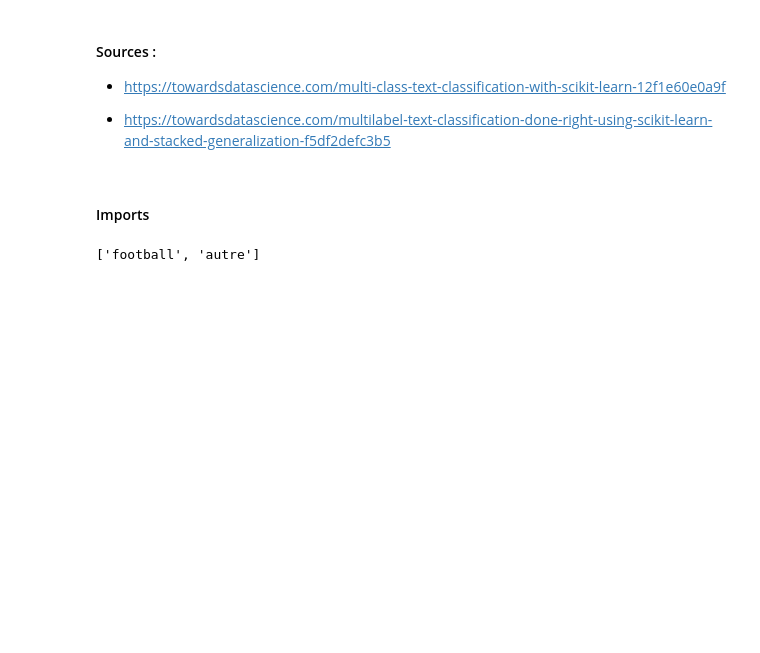
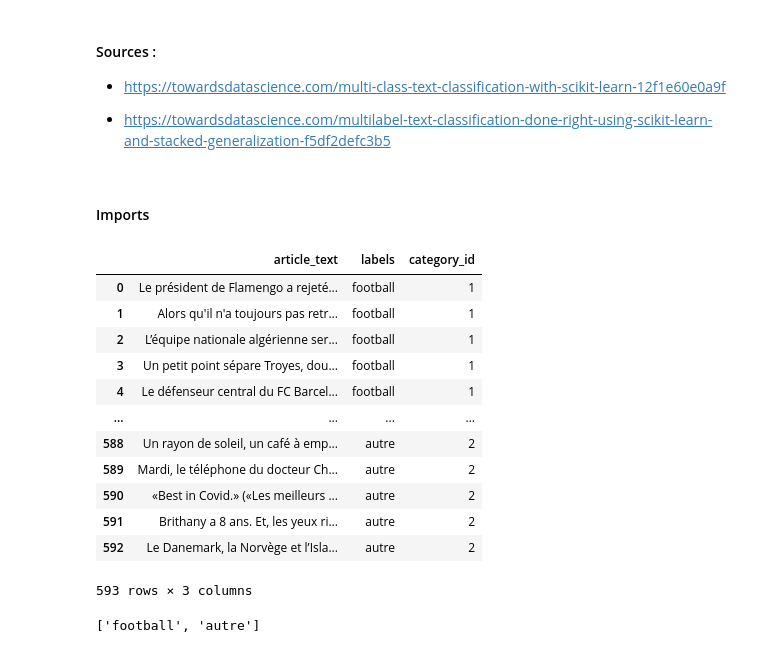
Before and after one commit to FournierRobin/nlp_articles, a Jupyter notebook: preprocessing/data_preprocess.ipynb, the cells around one changed output. Drawn from its saved outputs; the diff is of its cells as text; code cells hidden in the pictures; blank space fills up the shorter version.

```diff
--- a/data_preprocess.ipynb
+++ b/preprocessing/data_preprocess.ipynb
@@ -12,6 +12,22 @@ import numpy as np
 import seaborn as sns
 # %%
 df = pd.read_csv('datasets/full_df.csv')
+# %%
+df
+# %% [output]
+|  | article_text | labels | category_id |
+| 0 | Le président de Flamengo a rejeté... | football | 1 |
+| 1 | Alors qu'il n'a toujours pas retr... | football | 1 |
+| 2 | L’équipe nationale algérienne ser... | football | 1 |
+| 3 | Un petit point sépare Troyes, dou... | football | 1 |
+| 4 | Le défenseur central du FC Barcel... | football | 1 |
+| ... | ... | ... | ... |
+| 588 | Un rayon de soleil, un café à emp... | autre | 2 |
+| 589 | Mardi, le téléphone du docteur Ch... | autre | 2 |
+| 590 | «Best in Covid.» («Les meilleurs ... | autre | 2 |
+| 591 | Brithany a 8 ans. Et, les yeux ri... | autre | 2 |
+| 592 | Le Danemark, la Norvège et l’Isla... | autre | 2 |
+593 rows × 3 columns
 # %%
 df.labels.unique().tolist()
 # %% [output]
```
Also changed, not shown: parts of 4 cells of this notebook, 2 other files.
